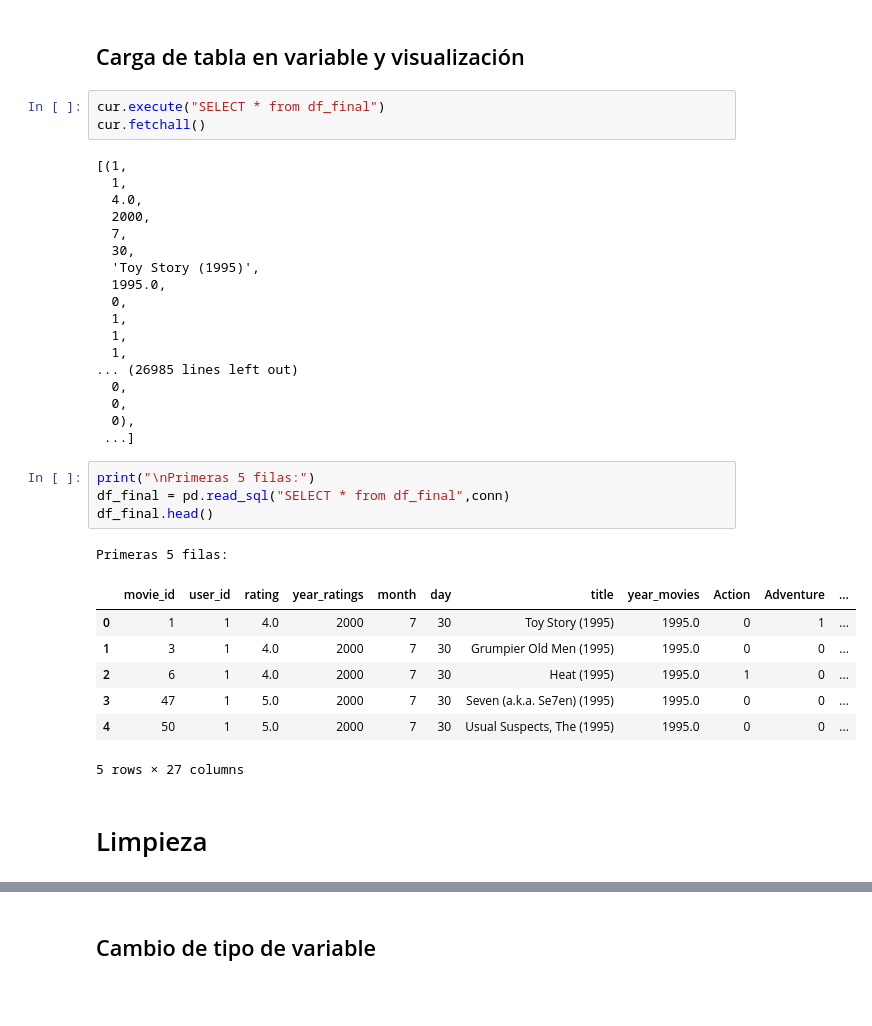
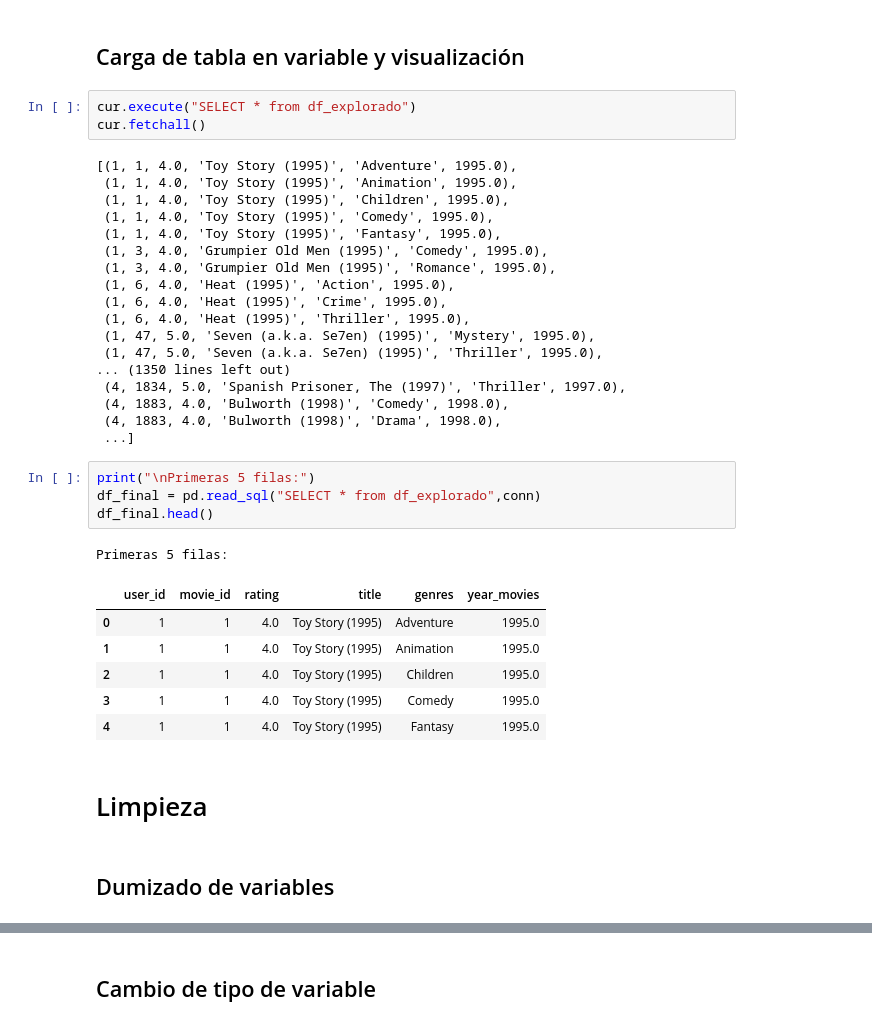
Before and after one commit to josedavidm12/sistemas_recomendacion, a Jupyter notebook: c_limpieza.ipynb, the cells around one changed output, grey strips where cells are left out. Cells and saved outputs as stored; diff of their text form; blank space fills up the shorter version.

```diff
--- a/c_limpieza.ipynb
+++ b/c_limpieza.ipynb
@@ -67,38 +68,39 @@ cur.fetchall()
 # %% [markdown]
 ## Carga de tabla en variable y visualización
 # %%
-cur.execute("SELECT * from df_final")
+cur.execute("SELECT * from df_explorado")
 cur.fetchall()
 # %% [output]
-[(1,
-  1,
-  4.0,
-  2000,
-  7,
-  30,
-  'Toy Story (1995)',
-  1995.0,
-  0,
-  1,
-  1,
-  1,
-... (26985 lines left out)
-  0,
-  0,
-  0),
+[(1, 1, 4.0, 'Toy Story (1995)', 'Adventure', 1995.0),
+ (1, 1, 4.0, 'Toy Story (1995)', 'Animation', 1995.0),
+ (1, 1, 4.0, 'Toy Story (1995)', 'Children', 1995.0),
+ (1, 1, 4.0, 'Toy Story (1995)', 'Comedy', 1995.0),
+ (1, 1, 4.0, 'Toy Story (1995)', 'Fantasy', 1995.0),
+ (1, 3, 4.0, 'Grumpier Old Men (1995)', 'Comedy', 1995.0),
+ (1, 3, 4.0, 'Grumpier Old Men (1995)', 'Romance', 1995.0),
+ (1, 6, 4.0, 'Heat (1995)', 'Action', 1995.0),
+ (1, 6, 4.0, 'Heat (1995)', 'Crime', 1995.0),
+ (1, 6, 4.0, 'Heat (1995)', 'Thriller', 1995.0),
+ (1, 47, 5.0, 'Seven (a.k.a. Se7en) (1995)', 'Mystery', 1995.0),
+ (1, 47, 5.0, 'Seven (a.k.a. Se7en) (1995)', 'Thriller', 1995.0),
+... (1350 lines left out)
+ (4, 1834, 5.0, 'Spanish Prisoner, The (1997)', 'Thriller', 1997.0),
+ (4, 1883, 4.0, 'Bulworth (1998)', 'Comedy', 1998.0),
+ (4, 1883, 4.0, 'Bulworth (1998)', 'Drama', 1998.0),
  ...]
 # %%
 print("\nPrimeras 5 filas:")
-df_final = pd.read_sql("SELECT * from df_final",conn)
+df_final = pd.read_sql("SELECT * from df_explorado",conn)
 df_final.head()
 # %% [output]
 Primeras 5 filas:
-|  | movie_id | user_id | rating | year_ratings | month | day | title | year_movies | Action | Adventure | ... |
-| 0 | 1 | 1 | 4.0 | 2000 | 7 | 30 | Toy Story (1995) | 1995.0 | 0 | 1 | ... |
-| 1 | 3 | 1 | 4.0 | 2000 | 7 | 30 | Grumpier Old Men (1995) | 1995.0 | 0 | 0 | ... |
-| 2 | 6 | 1 | 4.0 | 2000 | 7 | 30 | Heat (1995) | 1995.0 | 1 | 0 | ... |
-| 3 | 47 | 1 | 5.0 | 2000 | 7 | 30 | Seven (a.k.a. Se7en) (1995) | 1995.0 | 0 | 0 | ... |
-| 4 | 50 | 1 | 5.0 | 2000 | 7 | 30 | Usual Suspects, The (1995) | 1995.0 | 0 | 0 | ... |
+|  | user_id | movie_id | rating | title | genres | year_movies |
+| 0 | 1 | 1 | 4.0 | Toy Story (1995) | Adventure | 1995.0 |
+| 1 | 1 | 1 | 4.0 | Toy Story (1995) | Animation | 1995.0 |
+| 2 | 1 | 1 | 4.0 | Toy Story (1995) | Children | 1995.0 |
+| 3 | 1 | 1 | 4.0 | Toy Story (1995) | Comedy | 1995.0 |
+| 4 | 1 | 1 | 4.0 | Toy Story (1995) | Fantasy | 1995.0 |
-5 rows × 27 columns
 # %% [markdown]
 # Limpieza
+# %% [markdown]
+## Dumizado de variables
```
Also changed, not shown: parts of 17 cells of this notebook, 8 other files.
